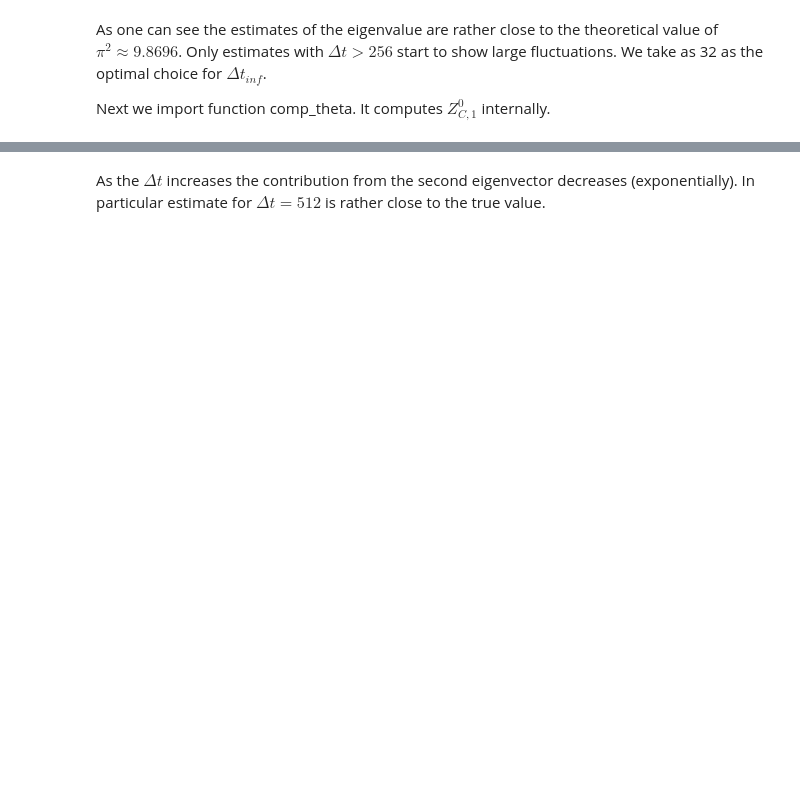
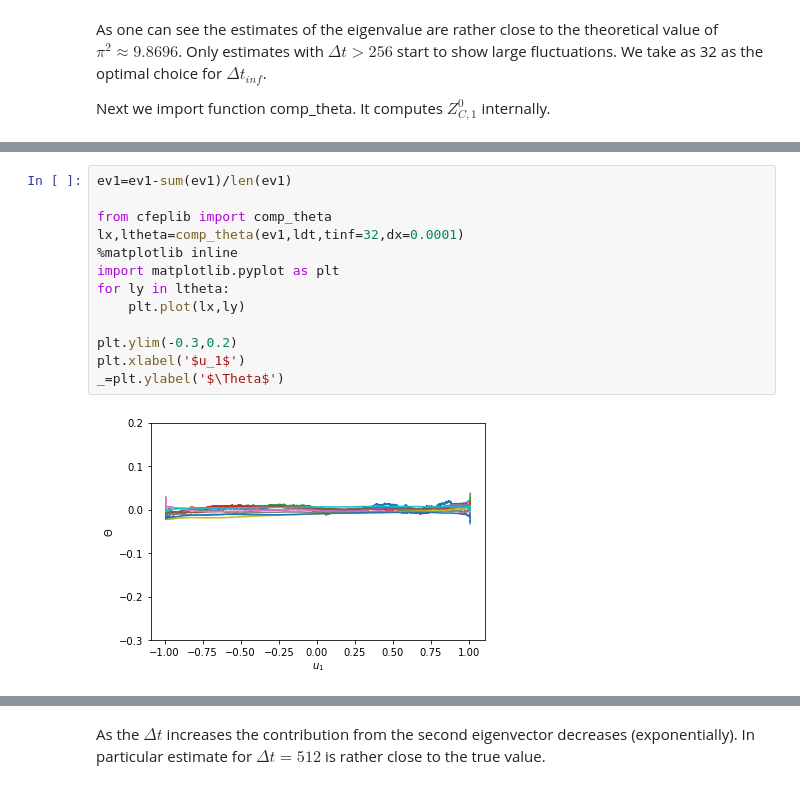
Before and after one commit to krivovsv/CFEPs, a Jupyter notebook: CFEP3.ipynb, the cells around one changed output, grey strips where cells are left out. Drawn from its saved outputs; the diff is of its cells as text; blank space fills up the shorter version.

```diff
--- a/CFEP3.ipynb
+++ b/CFEP3.ipynb
@@ -83 +109,16 @@ plt.ylim((-0.02,0.02))
+# %%
+ev1=ev1-sum(ev1)/len(ev1)
+
+from cfeplib import comp_theta
+lx,ltheta=comp_theta(ev1,ldt,tinf=32,dx=0.0001)
+%matplotlib inline
+import matplotlib.pyplot as plt
+for ly in ltheta:
+    plt.plot(lx,ly)
+
+plt.ylim(-0.3,0.2)
+plt.xlabel('$u_1$')
+_=plt.ylabel('$\Theta$')
+# %% [output]
+[figure, added]
 # %% [markdown]
```
Also changed, not shown: parts of 23 cells of this notebook, 5 other files.
